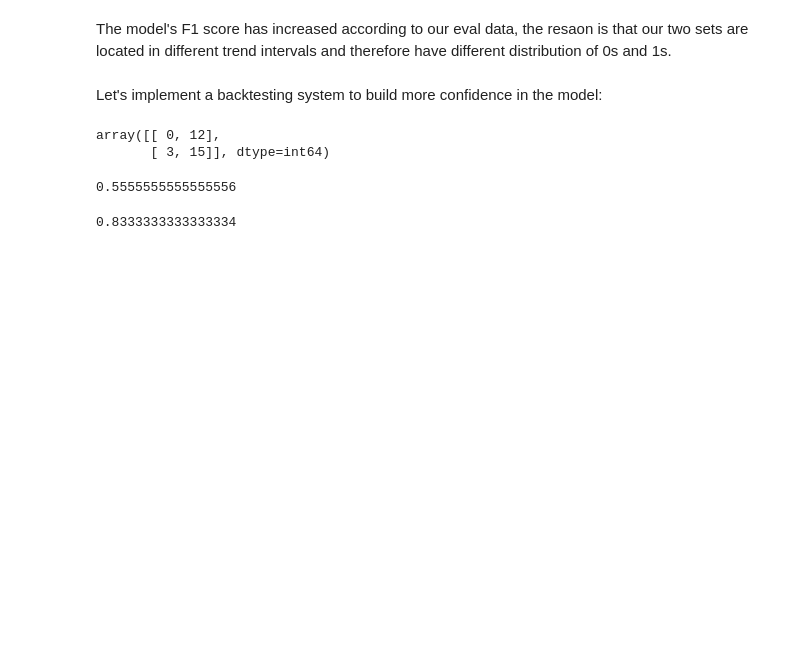
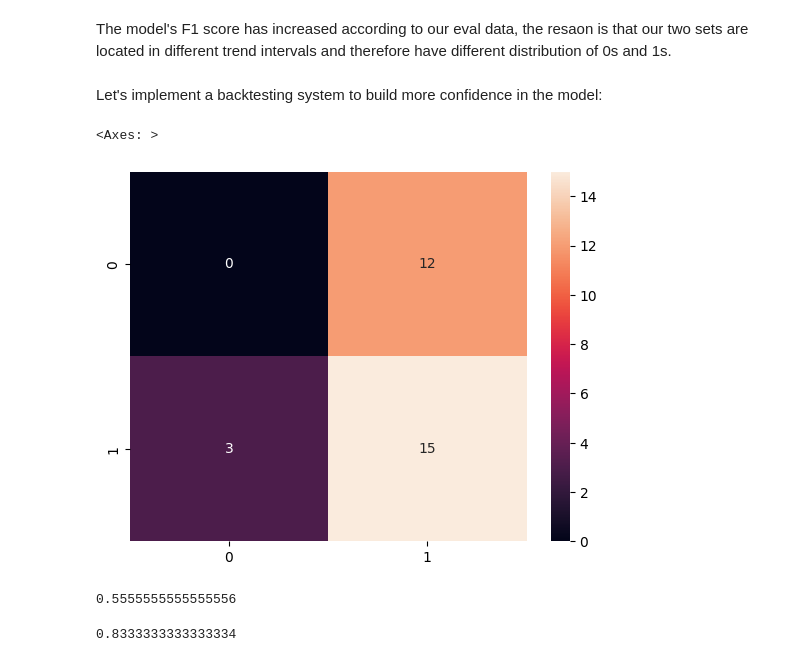
Before and after one commit to ArianAghamohseni/Crypto_ML, a Jupyter notebook: Part 3 - Final.ipynb, the cells around one changed output. Saved outputs shown, nothing was run; the diff lists cells and outputs as text; code cells hidden in the pictures; blank space fills up the shorter version.

```diff
--- a/Part 3 - Final.ipynb
+++ b/Part 3 - Final.ipynb
@@ -580,11 +581,11 @@ preds = backtest(pf)
 y = np.array(preds).flatten()
 # %%
 yhat = ytest
-# %%
-confusion_matrix(yhat, y)
-# %% [output]
-array([[ 0, 12],
-       [ 3, 15]], dtype=int64)
+# %%
+sns.heatmap(confusion_matrix(yhat, y), annot=True)
+# %% [output]
+<Axes: >
+[figure, added]
 # %%
 precision_score(yhat, y)
 # %% [output]
```
Also changed, not shown: parts of 13 cells of this notebook.
